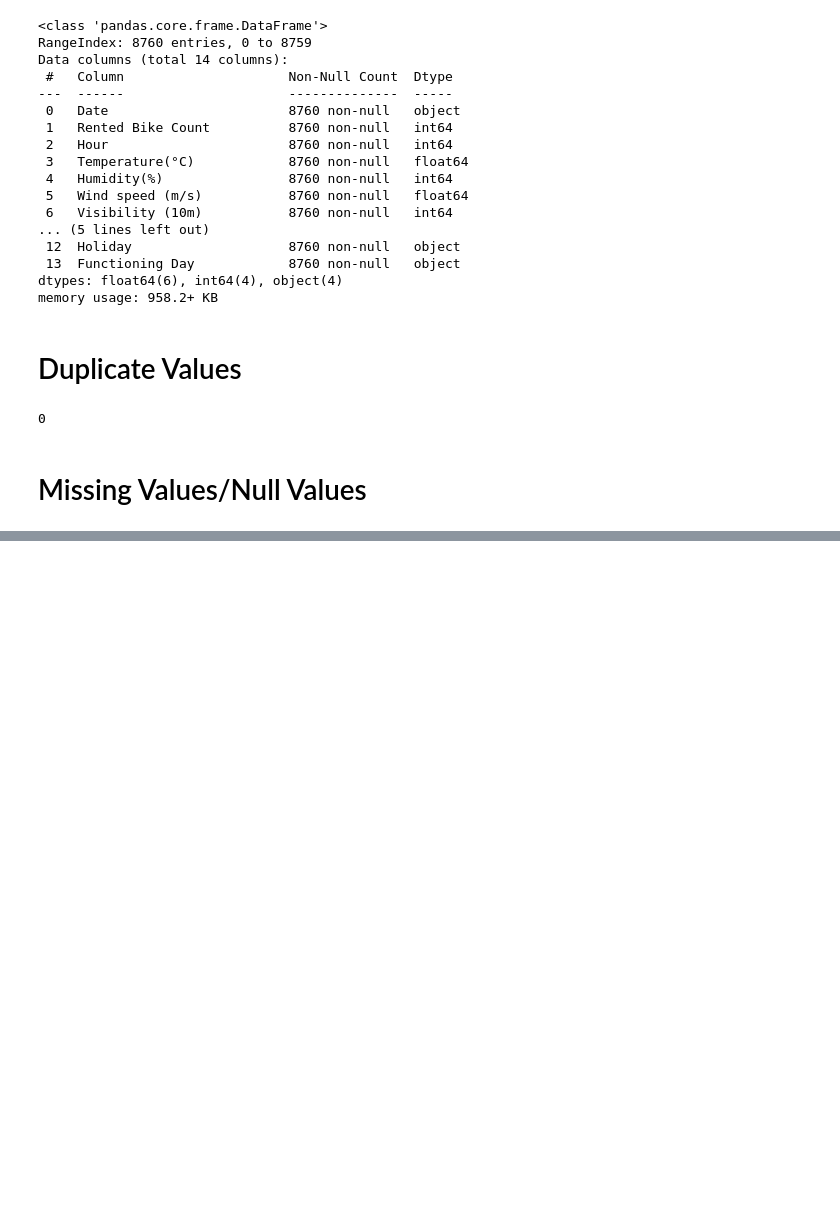
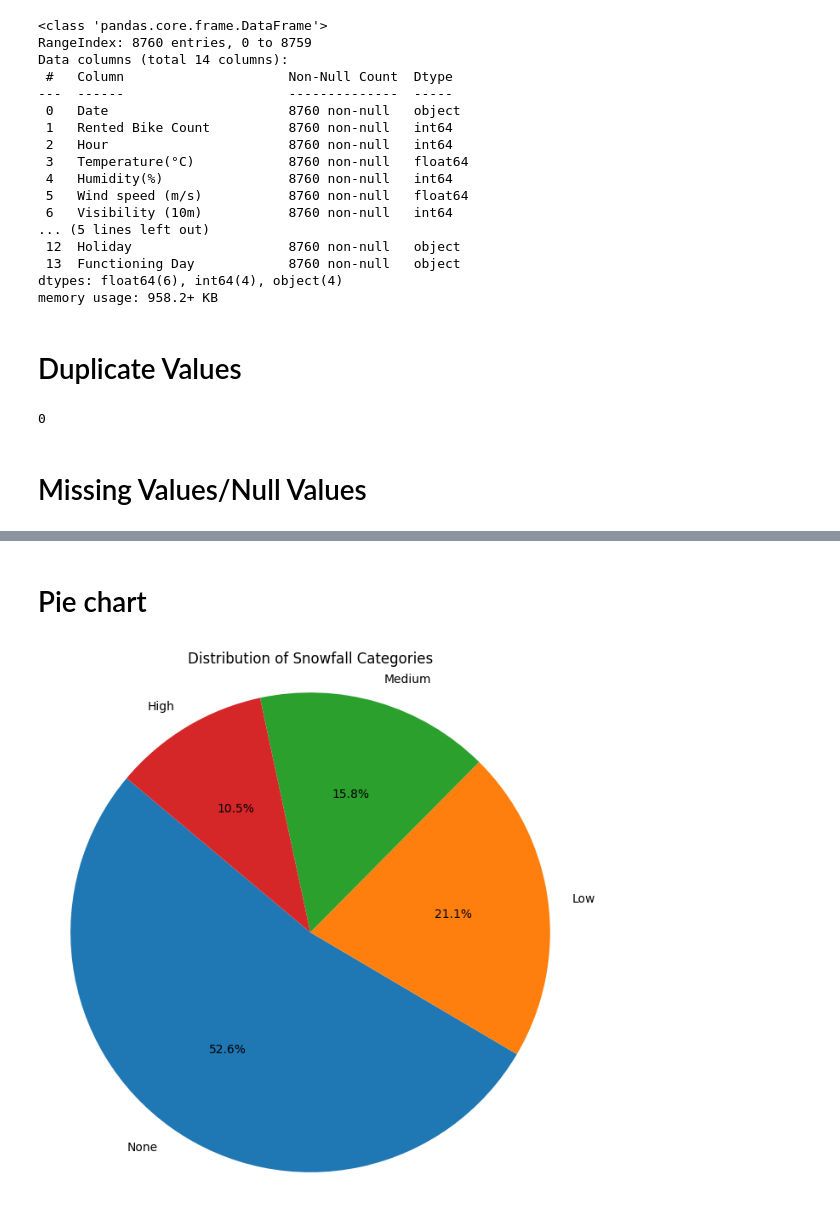
Before and after one commit to AnilUpad/Anil_meachine-learning_bike-share, a Jupyter notebook: Anil_meachine_learning_bike_share_sharing.ipynb, the cells around one changed output, grey strips where cells are left out. Drawn from its saved outputs; the diff is of its cells as text; code cells hidden in the pictures; blank space fills up the shorter version.

```diff
--- a/Anil_meachine_learning_bike_share_sharing.ipynb
+++ b/Anil_meachine_learning_bike_share_sharing.ipynb
@@ -125,0 +377,13 @@ data.duplicated().sum()
+# %% [markdown]
+# Pie chart
+# %%
+# Chart - 3 visualization code
+snowfall_categories = ["None", "Low", "Medium", "High"]
+snowfall_counts = [50, 20, 15, 10]
+plt.figure(figsize=(8, 8))
+plt.pie(snowfall_counts, labels=snowfall_categories, autopct='%1.1f%%', startangle=140)
+plt.title("Distribution of Snowfall Categories")
+plt.axis('equal')
+plt.show()
+# %% [output]
+[figure, added]
```
Also changed, not shown: parts of 44 cells of this notebook.
